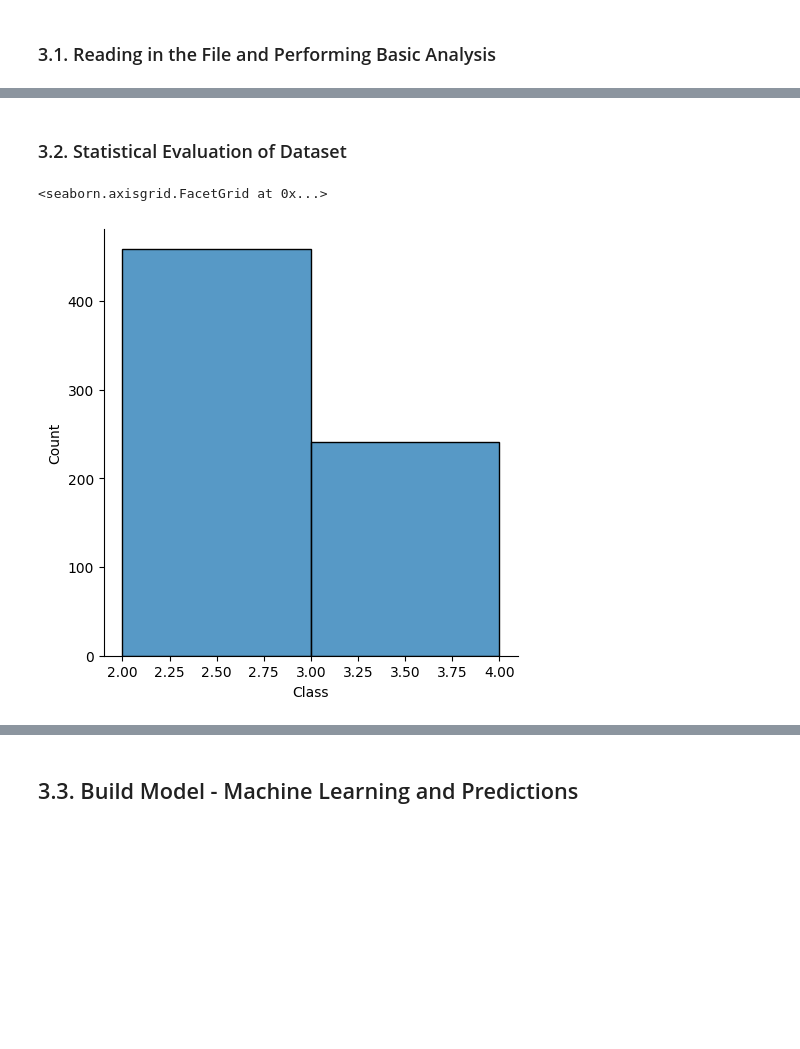
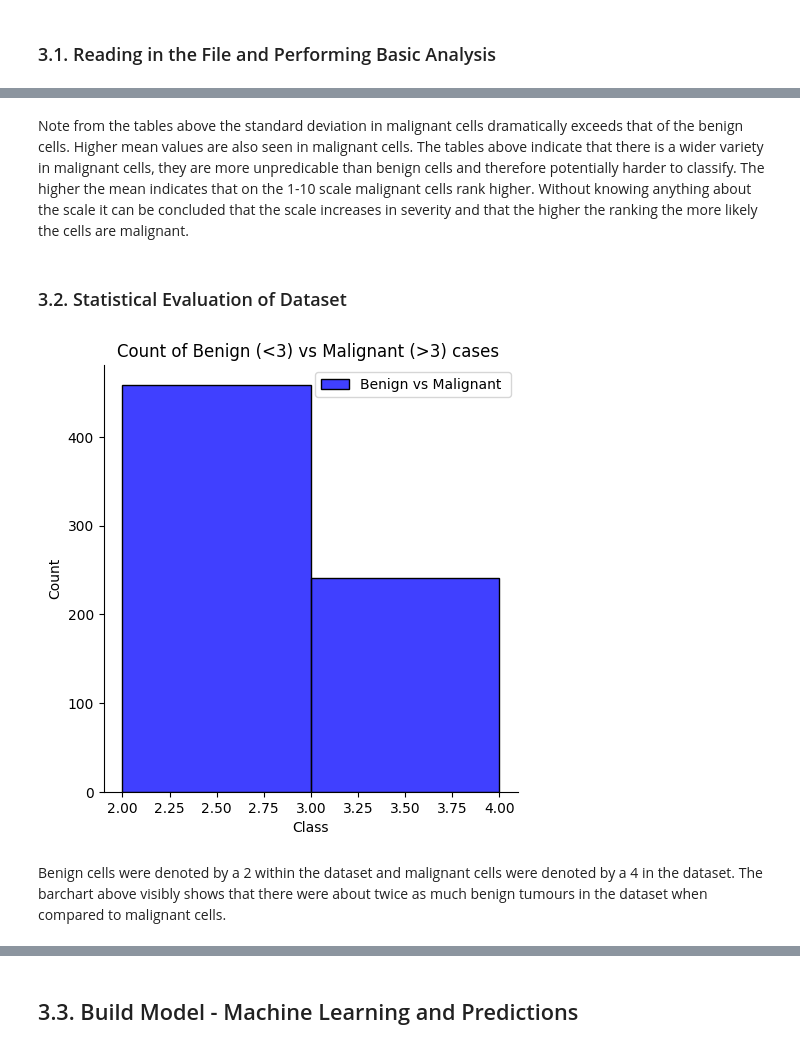
Before and after one commit to keady-r/Statistics, a Jupyter notebook: BreastCancer_Analysis.ipynb, the cells around one changed output, grey strips where cells are left out. Saved outputs shown, nothing was run; the diff lists cells and outputs as text; code cells hidden in the pictures; blank space fills up the shorter version.

```diff
--- a/BreastCancer_Analysis.ipynb
+++ b/BreastCancer_Analysis.ipynb
@@ -110,3 +154,5 @@ malignant_data.describe().T
+# %% [markdown]
+Note from the tables above the standard deviation in malignant cells dramatically exceeds that of the benign cells. Higher mean values are also seen in malignant cells. The tables above indicate that there is a wider variety in malignant cells, they are more unpredicable than benign cells and therefore potentially harder to classify. The higher the mean indicates that on the 1-10 scale malignant cells rank higher. Without knowing anything about the scale it can be concluded that the scale increases in severity and that the higher the ranking the more likely the cells are malignant.
 # %% [markdown]
 ### 3.2. Statistical Evaluation of Dataset
 # %%
@@ -116,10 +162,14 @@ breastCancerData.drop('Sample_Number', axis=1, inplace=True)
 #breastCancerData
 # %%
 #Show the number of malignant vs benign tumours in the dataset
-sns.displot(breastCancerData, x="Class", bins=2)
+sns.displot(breastCancerData, x="Class", bins=2, label= "Benign vs Malignant ",color="blue")
+plt.title("Count of Benign (<3) vs Malignant (>3) cases ")
+plt.legend()
+plt.show()
 # %% [output]
-<seaborn.axisgrid.FacetGrid at 0x...>
-[figure, old version]
+[figure, new version]
+# %% [markdown]
+Benign cells were denoted by a 2 within the dataset and malignant cells were denoted by a 4 in the dataset. The barchart above visibly shows  that there were about twice as much benign tumours in the dataset when compared to malignant cells.
 # %%
 plt.figure(figsize=(30,14))
 
```
Also changed, not shown: parts of 25 cells of this notebook.
